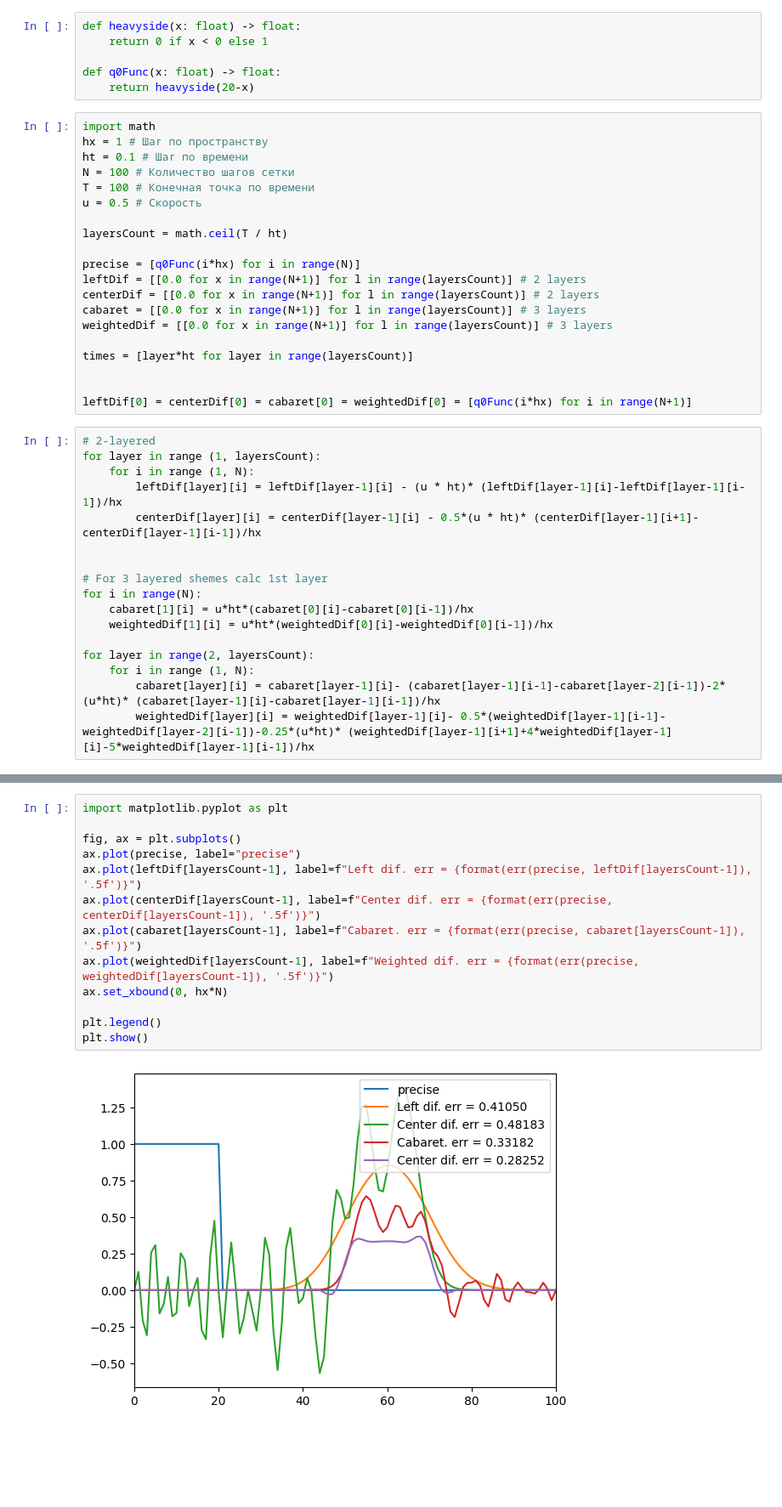
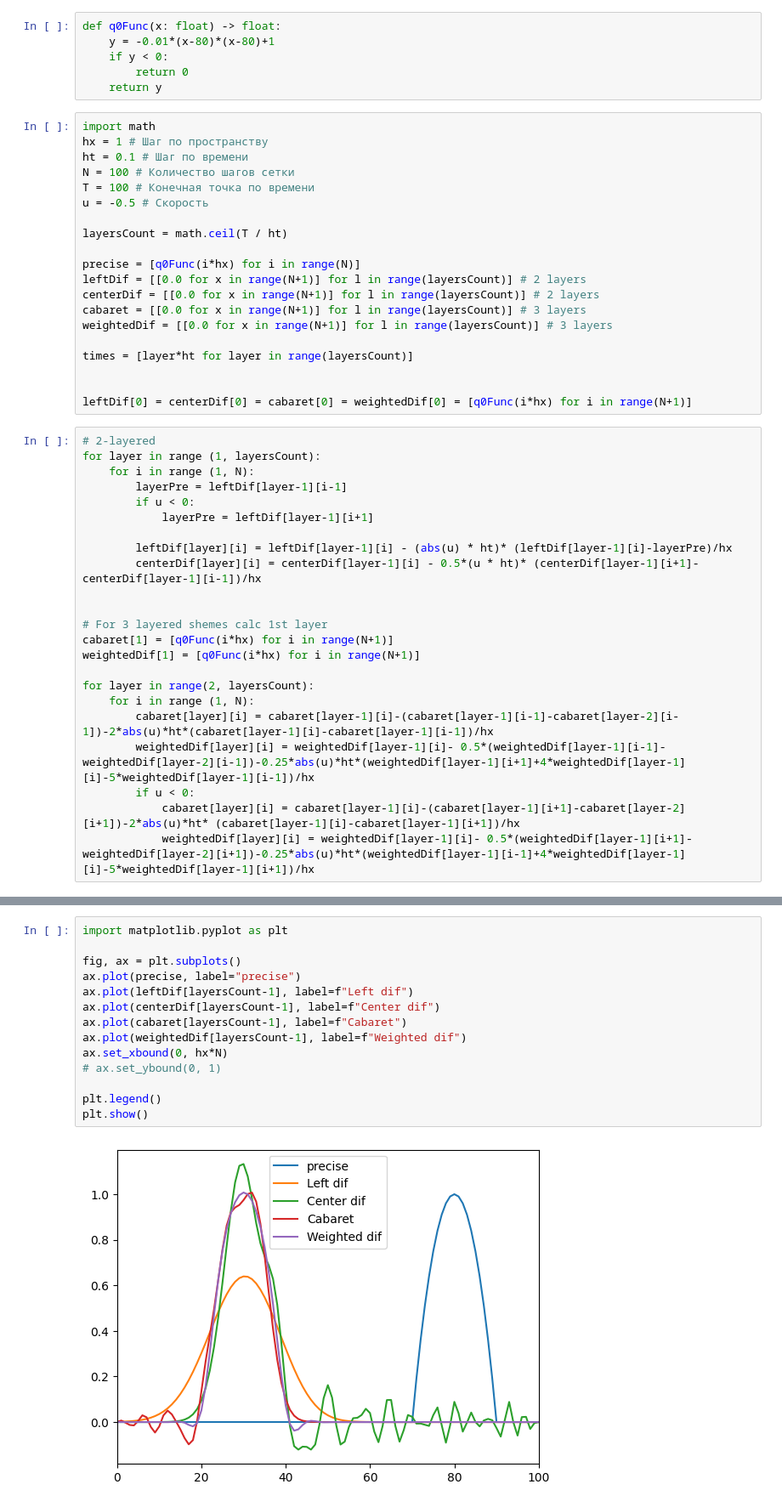
Before and after one commit to horockey/math_modeling, a Jupyter notebook: lab_2.ipynb, the cells around one changed output, grey strips where cells are left out. Shown at 85% size. Saved outputs shown, nothing was run; the diff lists cells and outputs as text; blank space fills up the shorter version.

```diff
--- a/lab_2.ipynb
+++ b/lab_2.ipynb
@@ -1,16 +1,16 @@
-# %%
-def heavyside(x: float) -> float:
-    return 0 if x < 0 else 1
-
-def q0Func(x: float) -> float:
-    return heavyside(20-x)
+# %%
+def q0Func(x: float) -> float:
+    y = -0.01*(x-80)*(x-80)+1
+    if y < 0:
+        return 0
+    return y
 # %%
 import math
 hx = 1 # Шаг по пространству
 ht = 0.1 # Шаг по времени
 N = 100 # Количество шагов сетки
 T = 100 # Конечная точка по времени
-u = 0.5 # Скорость
+u = -0.5 # Скорость
 
 layersCount = math.ceil(T / ht)
 
@@ -28,16 +28,22 @@ leftDif[0] = centerDif[0] = cabaret[0] = weightedDif[0] = [q0Func(i*hx) for i in
 # 2-layered
 for layer in range (1, layersCount):
     for i in range (1, N):
-        leftDif[layer][i] = leftDif[layer-1][i] - (u * ht)* (leftDif[layer-1][i]-leftDif[layer-1][i-1])/hx
+        layerPre = leftDif[layer-1][i-1]
+        if u < 0:
+            layerPre = leftDif[layer-1][i+1]
+
+        leftDif[layer][i] = leftDif[layer-1][i] - (abs(u) * ht)* (leftDif[layer-1][i]-layerPre)/hx
         centerDif[layer][i] = centerDif[layer-1][i] - 0.5*(u * ht)* (centerDif[layer-1][i+1]-centerDif[layer-1][i-1])/hx
 
 
 # For 3 layered shemes calc 1st layer
-for i in range(N):
-    cabaret[1][i] = u*ht*(cabaret[0][i]-cabaret[0][i-1])/hx
-    weightedDif[1][i] = u*ht*(weightedDif[0][i]-weightedDif[0][i-1])/hx
+cabaret[1] = [q0Func(i*hx) for i in range(N+1)]
+weightedDif[1] = [q0Func(i*hx) for i in range(N+1)]
 
 for layer in range(2, layersCount):
     for i in range (1, N):
-        cabaret[layer][i] = cabaret[layer-1][i]- (cabaret[layer-1][i-1]-cabaret[layer-2][i-1])-2*(u*ht)* (cabaret[layer-1][i]-cabaret[layer-1][i-1])/hx
-        weightedDif[layer][i] = weightedDif[layer-1][i]- 0.5*(weightedDif[layer-1][i-1]-weightedDif[layer-2][i-1])-0.25*(u*ht)* (weightedDif[layer-1][i+1]+4*weightedDif[layer-1][i]-5*weightedDif[layer-1][i-1])/hx
+        cabaret[layer][i] = cabaret[layer-1][i]-(cabaret[layer-1][i-1]-cabaret[layer-2][i-1])-2*abs(u)*ht*(cabaret[layer-1][i]-cabaret[layer-1][i-1])/hx
+        weightedDif[layer][i] = weightedDif[layer-1][i]- 0.5*(weightedDif[layer-1][i-1]-weightedDif[layer-2][i-1])-0.25*abs(u)*ht*(weightedDif[layer-1][i+1]+4*weightedDif[layer-1][i]-5*weightedDif[layer-1][i-1])/hx
+        if u < 0:
+            cabaret[layer][i] = cabaret[layer-1][i]-(cabaret[layer-1][i+1]-cabaret[layer-2][i+1])-2*abs(u)*ht* (cabaret[layer-1][i]-cabaret[layer-1][i+1])/hx
+            weightedDif[layer][i] = weightedDif[layer-1][i]- 0.5*(weightedDif[layer-1][i+1]-weightedDif[layer-2][i+1])-0.25*abs(u)*ht*(weightedDif[layer-1][i-1]+4*weightedDif[layer-1][i]-5*weightedDif[layer-1][i+1])/hx
@@ -50,15 +50,16 @@ def err(an: list, calc: list) -> float:
 # %%
 import matplotlib.pyplot as plt
 
 fig, ax = plt.subplots()
 ax.plot(precise, label="precise")
-ax.plot(leftDif[layersCount-1], label=f"Left dif. err = {format(err(precise, leftDif[layersCount-1]), '.5f')}")
-ax.plot(centerDif[layersCount-1], label=f"Center dif. err = {format(err(precise, centerDif[layersCount-1]), '.5f')}")
-ax.plot(cabaret[layersCount-1], label=f"Cabaret. err = {format(err(precise, cabaret[layersCount-1]), '.5f')}")
-ax.plot(weightedDif[layersCount-1], label=f"Weighted dif. err = {format(err(precise, weightedDif[layersCount-1]), '.5f')}")
+ax.plot(leftDif[layersCount-1], label=f"Left dif")
+ax.plot(centerDif[layersCount-1], label=f"Center dif")
+ax.plot(cabaret[layersCount-1], label=f"Cabaret")
+ax.plot(weightedDif[layersCount-1], label=f"Weighted dif")
 ax.set_xbound(0, hx*N)
+# ax.set_ybound(0, 1)
 
 plt.legend()
 plt.show()
 # %% [output]
-[figure, old version]
+[figure, new version]
```
Also changed, not shown: parts of 1 cell of this notebook.
